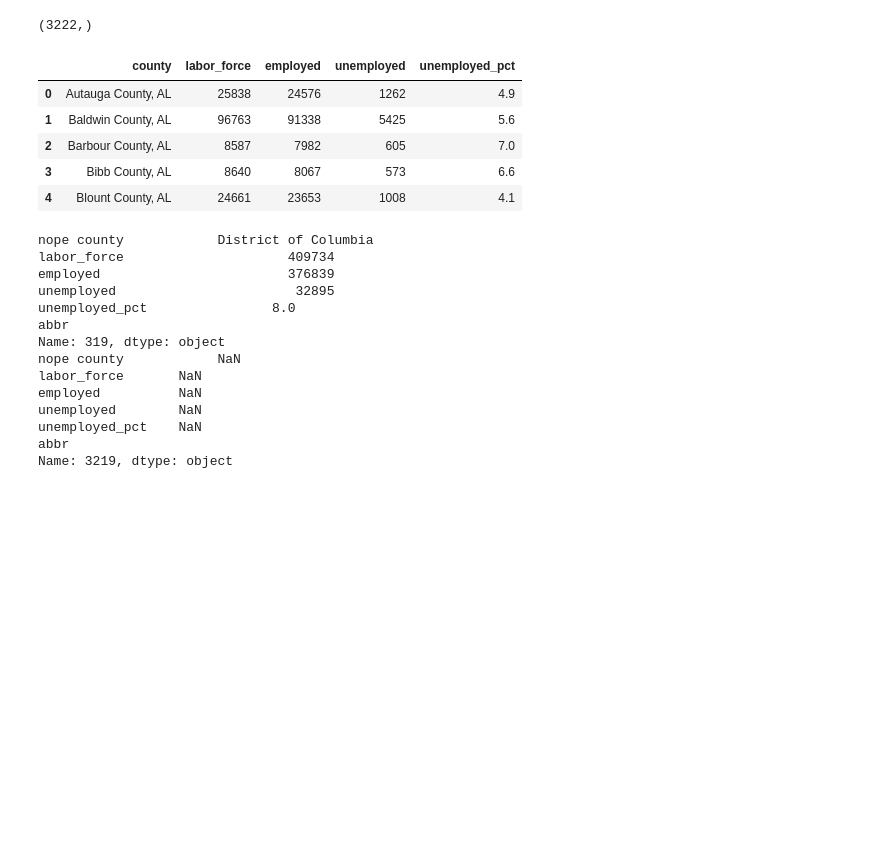
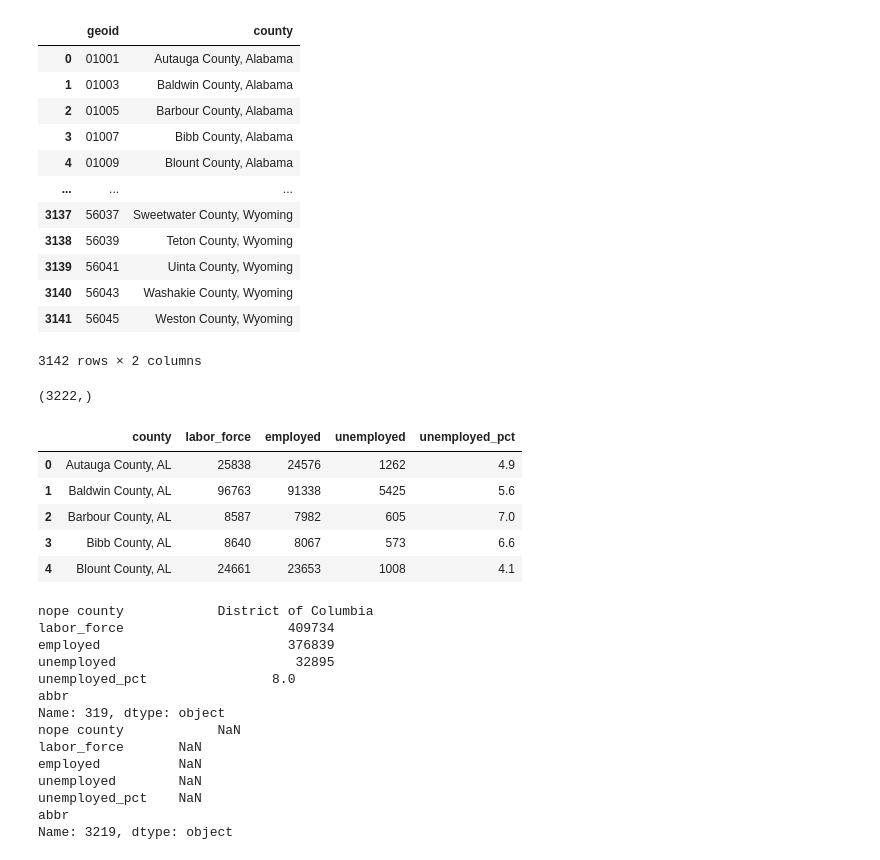
Before and after one commit to reachme1212/final_project, a Jupyter notebook: Model_code/wip/Employment_by_County.ipynb, the cells around one changed output. Drawn from its saved outputs; the diff is of its cells as text; code cells hidden in the pictures; blank space fills up the shorter version.

```diff
--- a/Model_code/wip/Employment_by_County.ipynb
+++ b/Model_code/wip/Employment_by_County.ipynb
@@ -2,6 +2,25 @@
 import pandas as pd
 import numpy as np
 import re
+# %%
+# Load raw csv COUNTY GEOID
+COUNTY_GEOID_CSV  = pd.read_csv('COUNTY_GeoId.csv', dtype=str)
+COUNTY_GEOID_CSV = COUNTY_GEOID_CSV.dropna()
+COUNTY_GEOID_CSV
+# %% [output]
+|  | geoid | county |
+| 0 | 01001 | Autauga County, Alabama |
+| 1 | 01003 | Baldwin County, Alabama |
+| 2 | 01005 | Barbour County, Alabama |
+| 3 | 01007 | Bibb County, Alabama |
+| 4 | 01009 | Blount County, Alabama |
+| ... | ... | ... |
+| 3137 | 56037 | Sweetwater County, Wyoming |
+| 3138 | 56039 | Teton County, Wyoming |
+| 3139 | 56041 | Uinta County, Wyoming |
+| 3140 | 56043 | Washakie County, Wyoming |
+| 3141 | 56045 | Weston County, Wyoming |
+3142 rows × 2 columns
 # %%
 # Load raw csv DEMOGRAPHICS
 COUNTY_DEMOGRACHICS_CSV  = pd.read_csv('COUNTY_demographics.csv')
```
Also changed, not shown: parts of 12 cells of this notebook, 3 other files.
